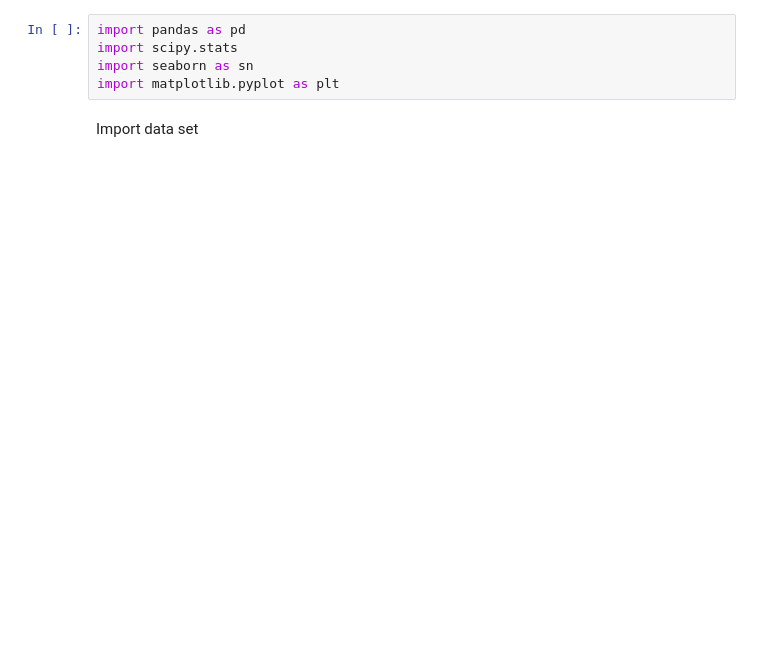
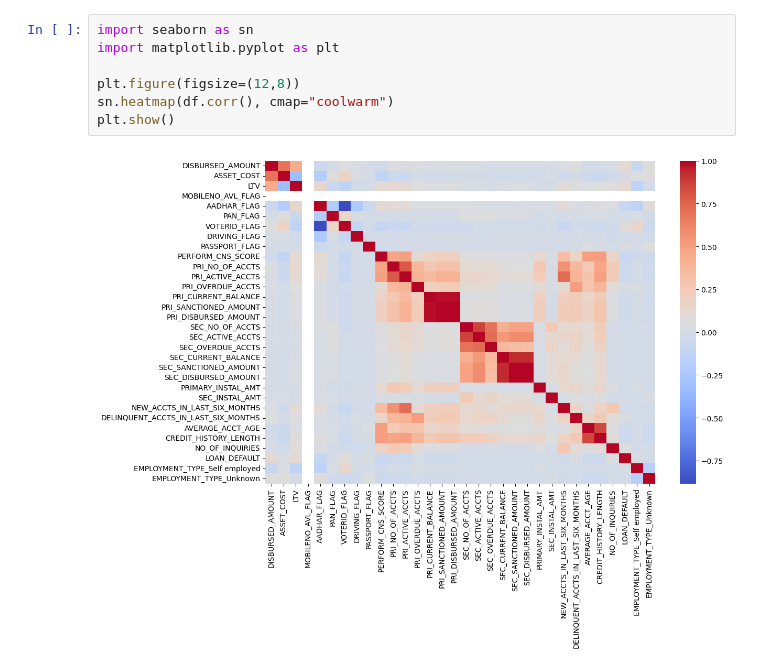
Before and after one commit to melanyalegre/Data-science-2026, a Jupyter notebook: Final-assignment.ipynb, the cells around one changed output. Cells and saved outputs as stored; diff of their text form; blank space fills up the shorter version.

```diff
--- a/Final-assignment.ipynb
+++ b/Final-assignment.ipynb
@@ -14,7 +125,9 @@ Note: you may need to restart the kernel to use updated packages.
 # %%
-import pandas as pd
-import scipy.stats
 import seaborn as sn
 import matplotlib.pyplot as plt
+
+plt.figure(figsize=(12,8))
+sn.heatmap(df.corr(), cmap="coolwarm")
+plt.show()
+# %% [output]
+[figure, added]
-# %% [markdown]
-Import data set
```
Also changed, not shown: parts of 20 cells of this notebook.
